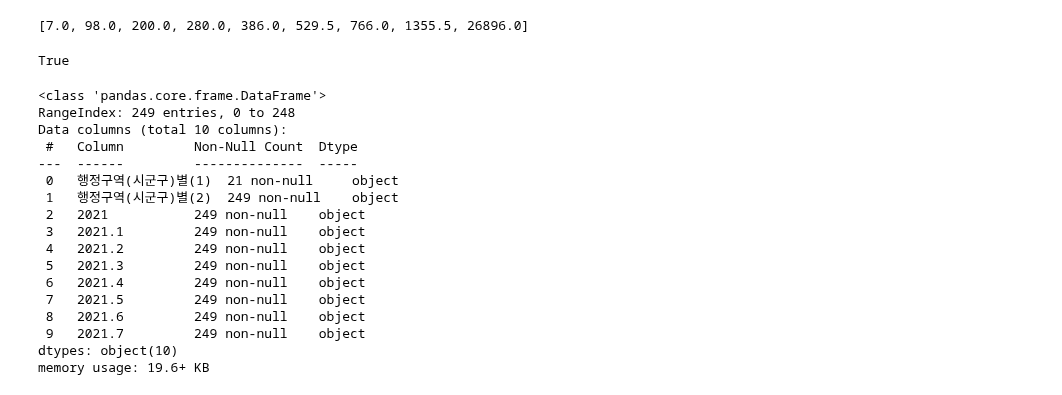
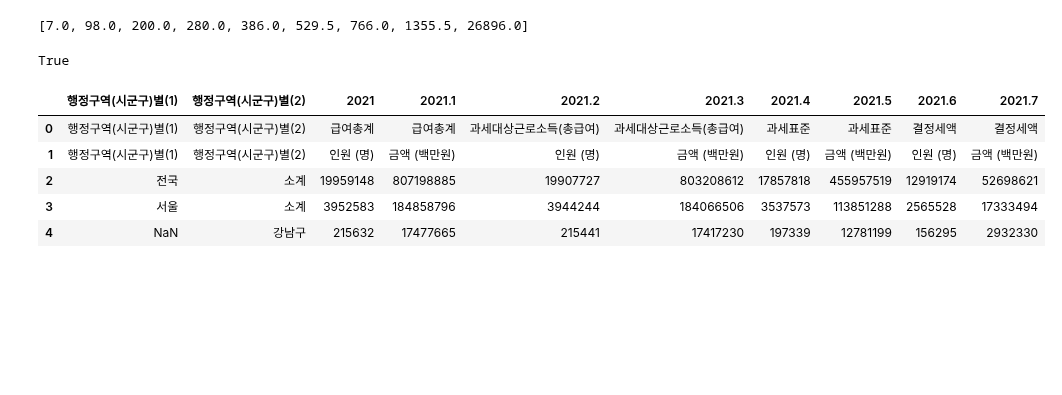
Before and after one commit to jcj154248/kit_bigdata, a Jupyter notebook: chapter11.ipynb, the cells around one changed output. Saved outputs shown, nothing was run; the diff lists cells and outputs as text; code cells hidden in the pictures; blank space fills up the shorter version.

```diff
--- a/chapter11.ipynb
+++ b/chapter11.ipynb
@@ -265,22 +268,14 @@ True
 # %%
 df_money = pd.read_excel('4.2.15_시·군·구별_근로소득_연말정산_신고현황_주소지_2016_20231123111931.xlsx')
+# df_code = pd.read_excel('adm_code.xls')
+
 df_money.head()
-df_money.info()
+# df_money.info()
+# df_code.info()
 # %% [output]
-<class 'pandas.core.frame.DataFrame'>
-RangeIndex: 249 entries, 0 to 248
-Data columns (total 10 columns):
- #   Column         Non-Null Count  Dtype
----  ------         --------------  -----
- 0   행정구역(시군구)별(1)  21 non-null     object
- 1   행정구역(시군구)별(2)  249 non-null    object
- 2   2021           249 non-null    object
- 3   2021.1         249 non-null    object
- 4   2021.2         249 non-null    object
- 5   2021.3         249 non-null    object
- 6   2021.4         249 non-null    object
- 7   2021.5         249 non-null    object
- 8   2021.6         249 non-null    object
- 9   2021.7         249 non-null    object
-dtypes: object(10)
-memory usage: 19.6+ KB
+|  | 행정구역(시군구)별(1) | 행정구역(시군구)별(2) | 2021 | 2021.1 | 2021.2 | 2021.3 | 2021.4 | 2021.5 | 2021.6 | 2021.7 |
+| 0 | 행정구역(시군구)별(1) | 행정구역(시군구)별(2) | 급여총계 | 급여총계 | 과세대상근로소득(총급여) | 과세대상근로소득(총급여) | 과세표준 | 과세표준 | 결정세액 | 결정세액 |
+| 1 | 행정구역(시군구)별(1) | 행정구역(시군구)별(2) | 인원 (명) | 금액 (백만원) | 인원 (명) | 금액 (백만원) | 인원 (명) | 금액 (백만원) | 인원 (명) | 금액 (백만원) |
+| 2 | 전국 | 소계 | 19959148 | 807198885 | 19907727 | 803208612 | 17857818 | 455957519 | 12919174 | 52698621 |
+| 3 | 서울 | 소계 | 3952583 | 184858796 | 3944244 | 184066506 | 3537573 | 113851288 | 2565528 | 17333494 |
+| 4 | NaN | 강남구 | 215632 | 17477665 | 215441 | 17417230 | 197339 | 12781199 | 156295 | 2932330 |
```
Also changed, not shown: parts of 1 cell of this notebook.
